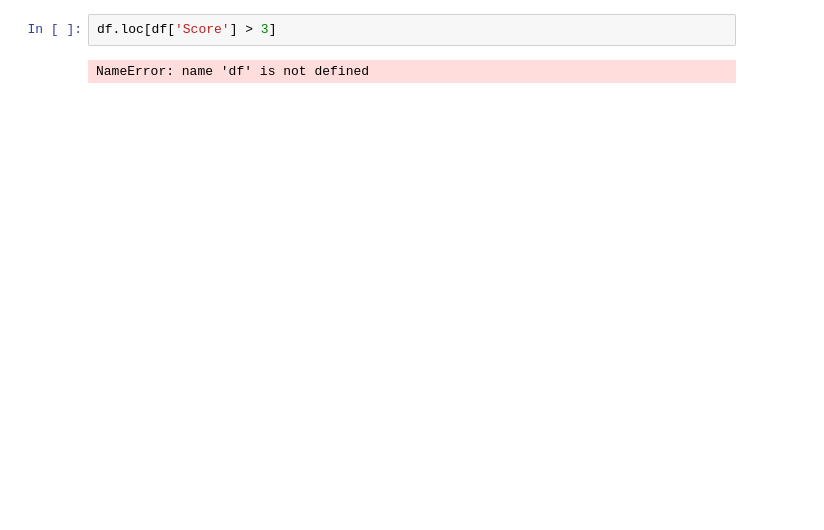
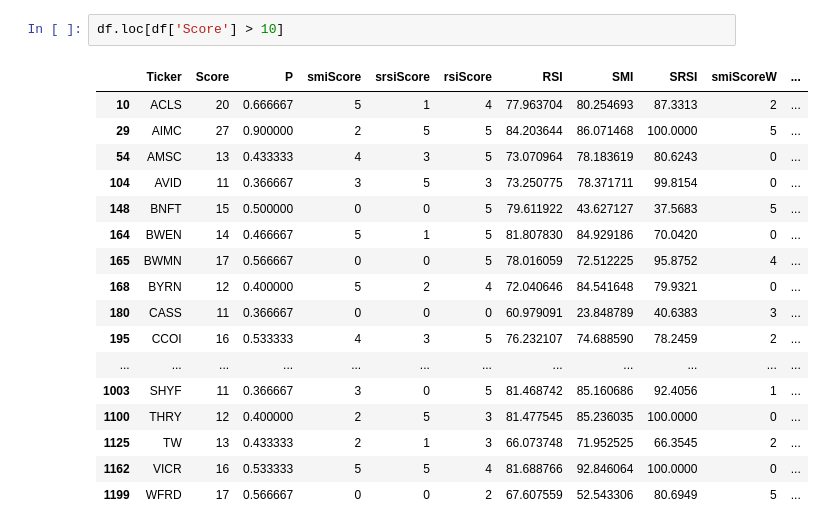
Before and after one commit to vvs8/trading37, a Jupyter notebook: 20jan2023.ipynb, the cells around one changed output. Saved outputs shown, nothing was run; the diff lists cells and outputs as text; blank space fills up the shorter version.

```diff
--- a/20jan2023.ipynb
+++ b/20jan2023.ipynb
@@ -207,4 +291,20 @@ def findTicker(tickers):
 # %%
-df.loc[df['Score'] > 3]
+df.loc[df['Score'] > 10]
 # %% [output]
-NameError: name 'df' is not defined
+|  | Ticker | Score | P | smiScore | srsiScore | rsiScore | RSI | SMI | SRSI | smiScoreW | ... |
+| 10 | ACLS | 20 | 0.666667 | 5 | 1 | 4 | 77.963704 | 80.254693 | 87.3313 | 2 | ... |
+| 29 | AIMC | 27 | 0.900000 | 2 | 5 | 5 | 84.203644 | 86.071468 | 100.0000 | 5 | ... |
+| 54 | AMSC | 13 | 0.433333 | 4 | 3 | 5 | 73.070964 | 78.183619 | 80.6243 | 0 | ... |
+| 104 | AVID | 11 | 0.366667 | 3 | 5 | 3 | 73.250775 | 78.371711 | 99.8154 | 0 | ... |
+| 148 | BNFT | 15 | 0.500000 | 0 | 0 | 5 | 79.611922 | 43.627127 | 37.5683 | 5 | ... |
+| 164 | BWEN | 14 | 0.466667 | 5 | 1 | 5 | 81.807830 | 84.929186 | 70.0420 | 0 | ... |
+| 165 | BWMN | 17 | 0.566667 | 0 | 0 | 5 | 78.016059 | 72.512225 | 95.8752 | 4 | ... |
+| 168 | BYRN | 12 | 0.400000 | 5 | 2 | 4 | 72.040646 | 84.541648 | 79.9321 | 0 | ... |
+| 180 | CASS | 11 | 0.366667 | 0 | 0 | 0 | 60.979091 | 23.848789 | 40.6383 | 3 | ... |
+| 195 | CCOI | 16 | 0.533333 | 4 | 3 | 5 | 76.232107 | 74.688590 | 78.2459 | 2 | ... |
+| ... | ... | ... | ... | ... | ... | ... | ... | ... | ... | ... | ... |
+| 1003 | SHYF | 11 | 0.366667 | 3 | 0 | 5 | 81.468742 | 85.160686 | 92.4056 | 1 | ... |
+| 1100 | THRY | 12 | 0.400000 | 2 | 5 | 3 | 81.477545 | 85.236035 | 100.0000 | 0 | ... |
+| 1125 | TW | 13 | 0.433333 | 2 | 1 | 3 | 66.073748 | 71.952525 | 66.3545 | 2 | ... |
+| 1162 | VICR | 16 | 0.533333 | 5 | 5 | 4 | 81.688766 | 92.846064 | 100.0000 | 0 | ... |
+| 1199 | WFRD | 17 | 0.566667 | 0 | 0 | 2 | 67.607559 | 52.543306 | 80.6949 | 5 | ... |
```
Also changed, not shown: parts of 7 cells of this notebook.
